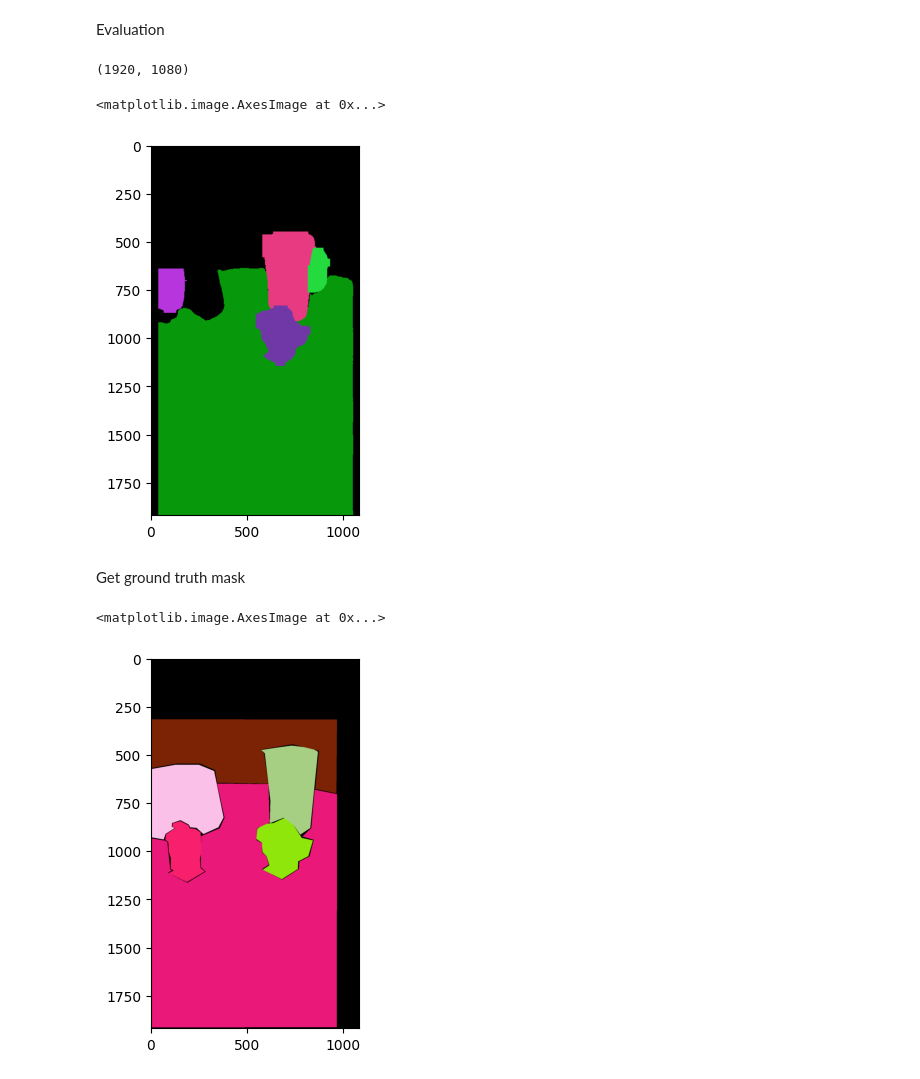
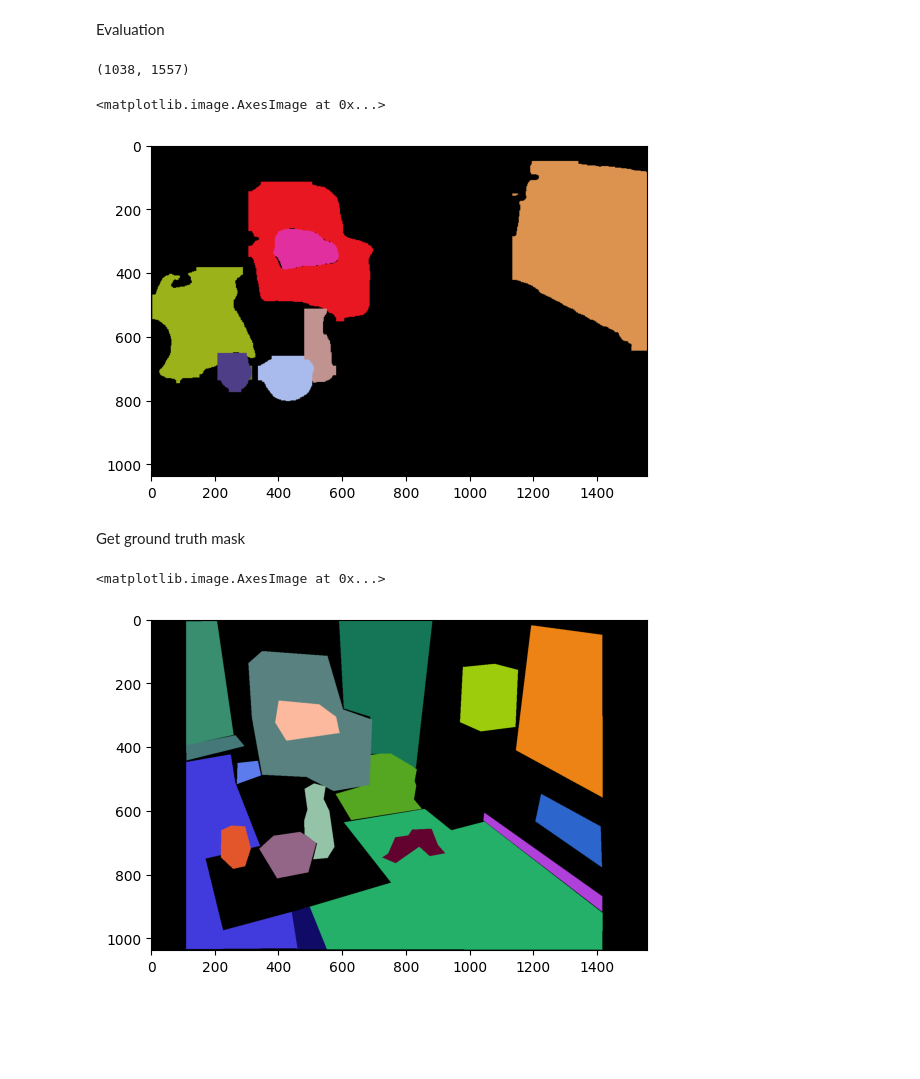
Before and after one commit to GloireLINVANI/3D_Gaussian_Splatting_Project, a Jupyter notebook: Image_Segmentation/yolo/yolo_test.ipynb, the cells around one changed output. Saved outputs shown, nothing was run; the diff lists cells and outputs as text; code cells hidden in the pictures; blank space fills up the shorter version.

```diff
--- a/Image_Segmentation/yolo/yolo_test.ipynb
+++ b/Image_Segmentation/yolo/yolo_test.ipynb
@@ -11,4 +9,4 @@ Downloading https://github.com/ultralytics/assets/releases/download/v8.3.0/yolo1
 # %%
-img_path = r'C:\\Users\\onurb\\master\\computer_vision\\projet\\CSC_51073_EP-Project\\CSC_51073_EP-Project\\data\\0001.jpg'
+img_path = r'C:\Users\onurb\master\computer_vision\projet\CSC_51073_EP-Project\CSC_51073_EP-Project\data\DSCF4667.png'
 image = plt.imread(img_path)
 img_size = image.shape
@@ -48,23 +44,23 @@ print(masks[0].shape)
 
 plt.imshow(segmentation_map)
 # %% [output]
-(1920, 1080)
+(1038, 1557)
 <matplotlib.image.AxesImage at 0x...>
-[figure, old version]
+[figure, new version]
 # %% [markdown]
 Get ground truth mask
 # %%
-label_png = r"..\\labels\\0001_3\\label.png" #this is generated by lableme
+label_png = r"..\\labels\\DSCF4667\\label.png" #this is generated by lableme
 
 lbl = np.asarray(Image.open(label_png))
 nb_labels = np.max(np.unique(lbl))
 gt_masks = [np.where(lbl == i, 1, 0) for i in range(1,nb_labels+1)]
 
 segmentation_map = evaluation.generate_segmentation_map(gt_masks)
 plt.imshow(segmentation_map)
 # %% [output]
 <matplotlib.image.AxesImage at 0x...>
-[figure, old version]
+[figure, new version]
 # %%
 #evaluate the model
 ious = evaluation.get_ious_from_masks(masks, gt_masks)
```
Also changed, not shown: parts of 4 cells of this notebook, 7 other files.
